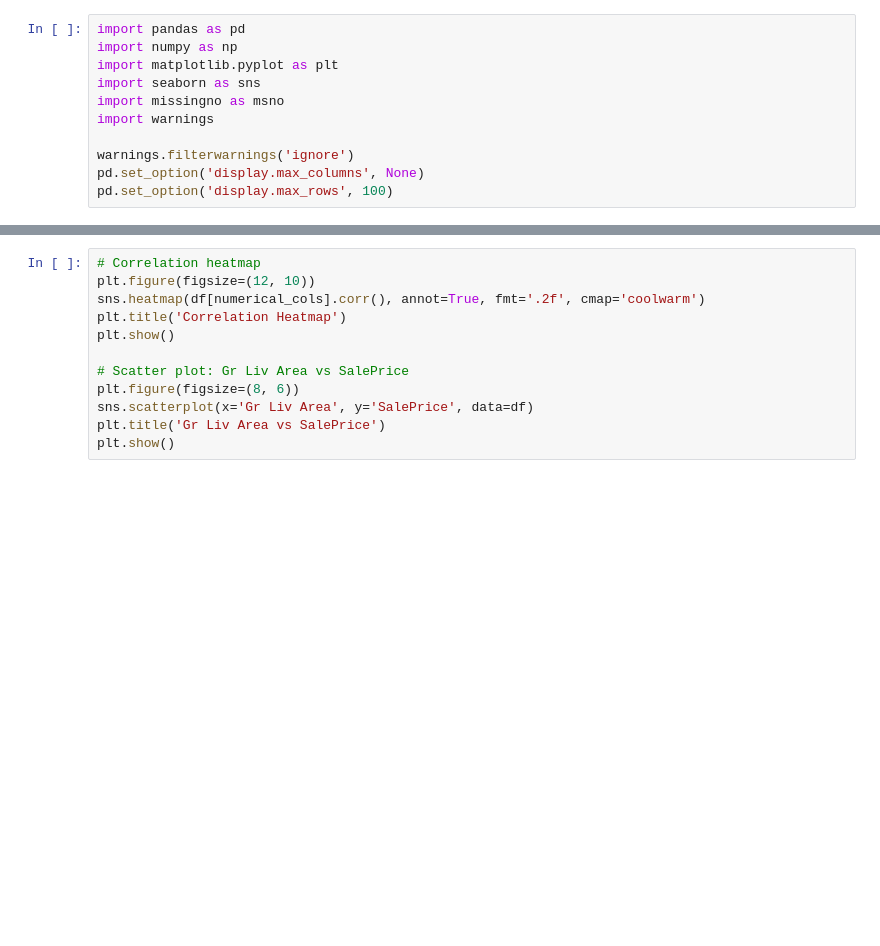
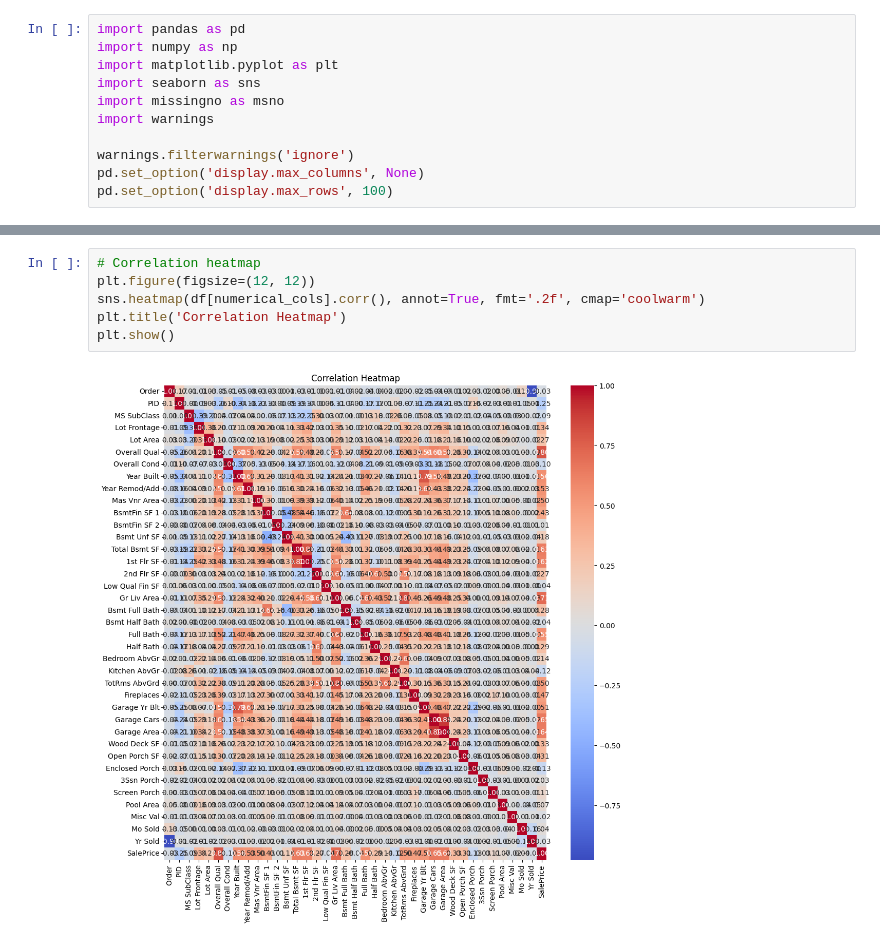
Before and after one commit to Poojithagadela25/Python_final_project, a Jupyter notebook: EDA.ipynb, the cells around one changed output, grey strips where cells are left out. Drawn from its saved outputs; the diff is of its cells as text; blank space fills up the shorter version.

```diff
--- a/EDA.ipynb
+++ b/EDA.ipynb
@@ -44,12 +210,8 @@ for col in categorical_cols[:5]:
 # %%
 # Correlation heatmap
-plt.figure(figsize=(12, 10))
+plt.figure(figsize=(12, 12))
 sns.heatmap(df[numerical_cols].corr(), annot=True, fmt='.2f', cmap='coolwarm')
 plt.title('Correlation Heatmap')
 plt.show()
-
-# Scatter plot: Gr Liv Area vs SalePrice
-plt.figure(figsize=(8, 6))
-sns.scatterplot(x='Gr Liv Area', y='SalePrice', data=df)
-plt.title('Gr Liv Area vs SalePrice')
-plt.show()
+# %% [output]
+[figure, added]
```
Also changed, not shown: parts of 25 cells of this notebook.
